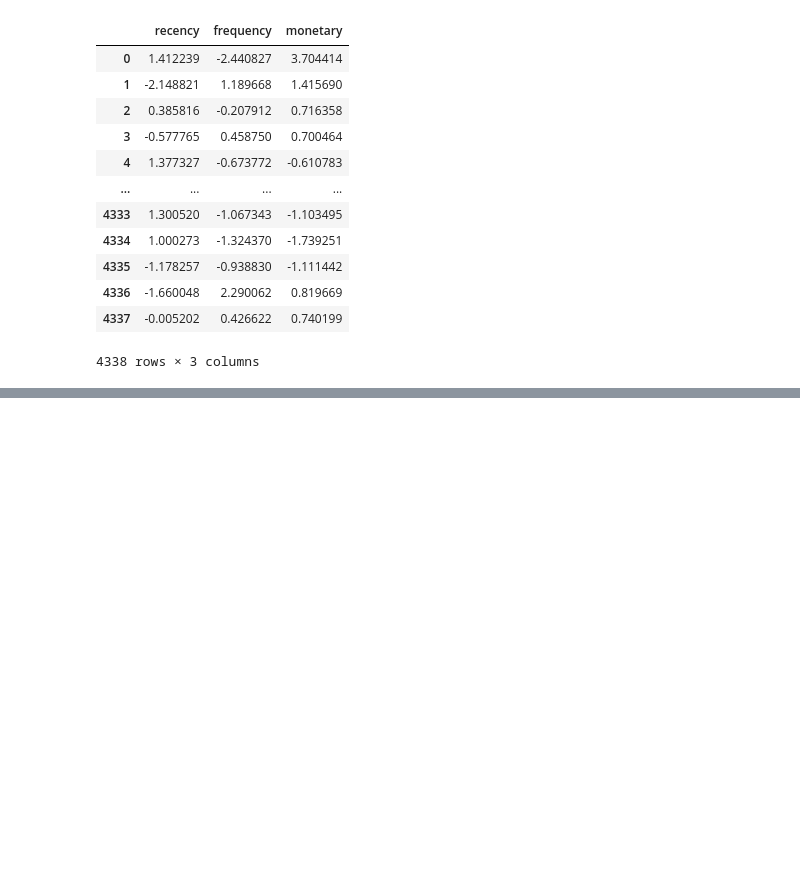
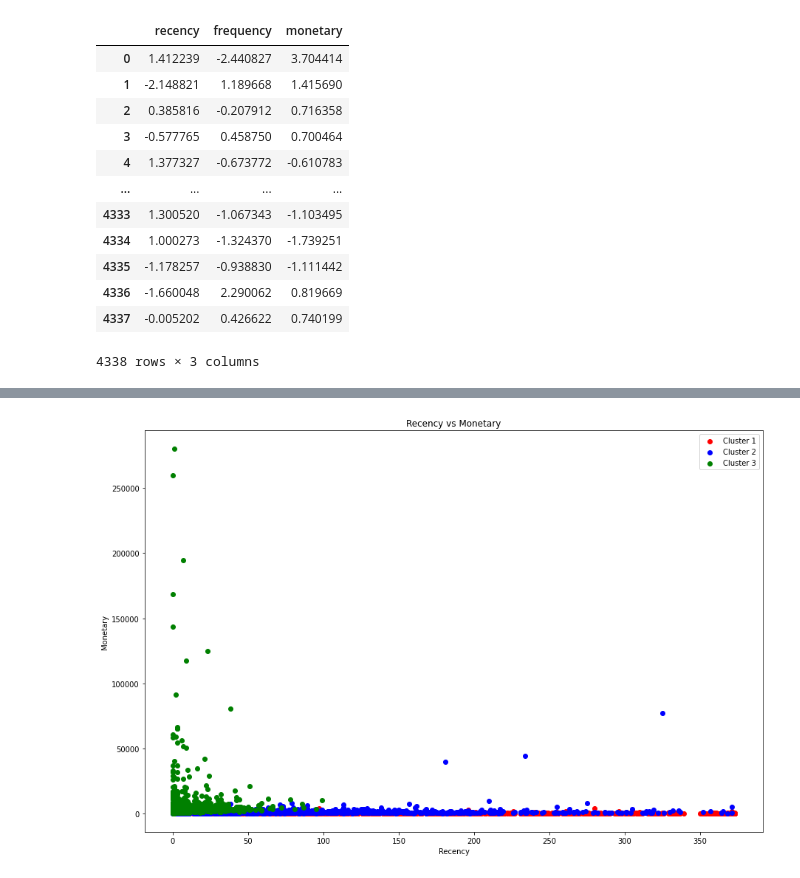
Before and after one commit to MihirKalariya25/MasterProject, a Jupyter notebook: Master_Project_main.ipynb, the cells around one changed output, grey strips where cells are left out. Cells and saved outputs as stored; diff of their text form; code cells hidden in the pictures; blank space fills up the shorter version.

```diff
--- a/Master_Project_main.ipynb
+++ b/Master_Project_main.ipynb
@@ -493,0 +634,13 @@ rfm_metrics_scaled
+# %%
+# Visualizing the data (Creating RECENCY VS MONETARY) 2D viz
+plt.figure(figsize=(15,10))
+plt.scatter(rfm_metrics[label==0]['recency'],rfm_metrics[label==0]['monetary'],label='Cluster 1',c='red')
+plt.scatter(rfm_metrics[label==1]['recency'],rfm_metrics[label==1]['monetary'],label='Cluster 2',c='blue')
+plt.scatter(rfm_metrics[label==2]['recency'],rfm_metrics[label==2]['monetary'],label='Cluster 3',c='green')
+plt.legend()
+plt.xlabel('Recency')
+plt.ylabel('Monetary')
+plt.title('Recency vs Monetary')
+plt.show()
+# %% [output]
+[figure, added]
```
Also changed, not shown: parts of 13 cells of this notebook.
